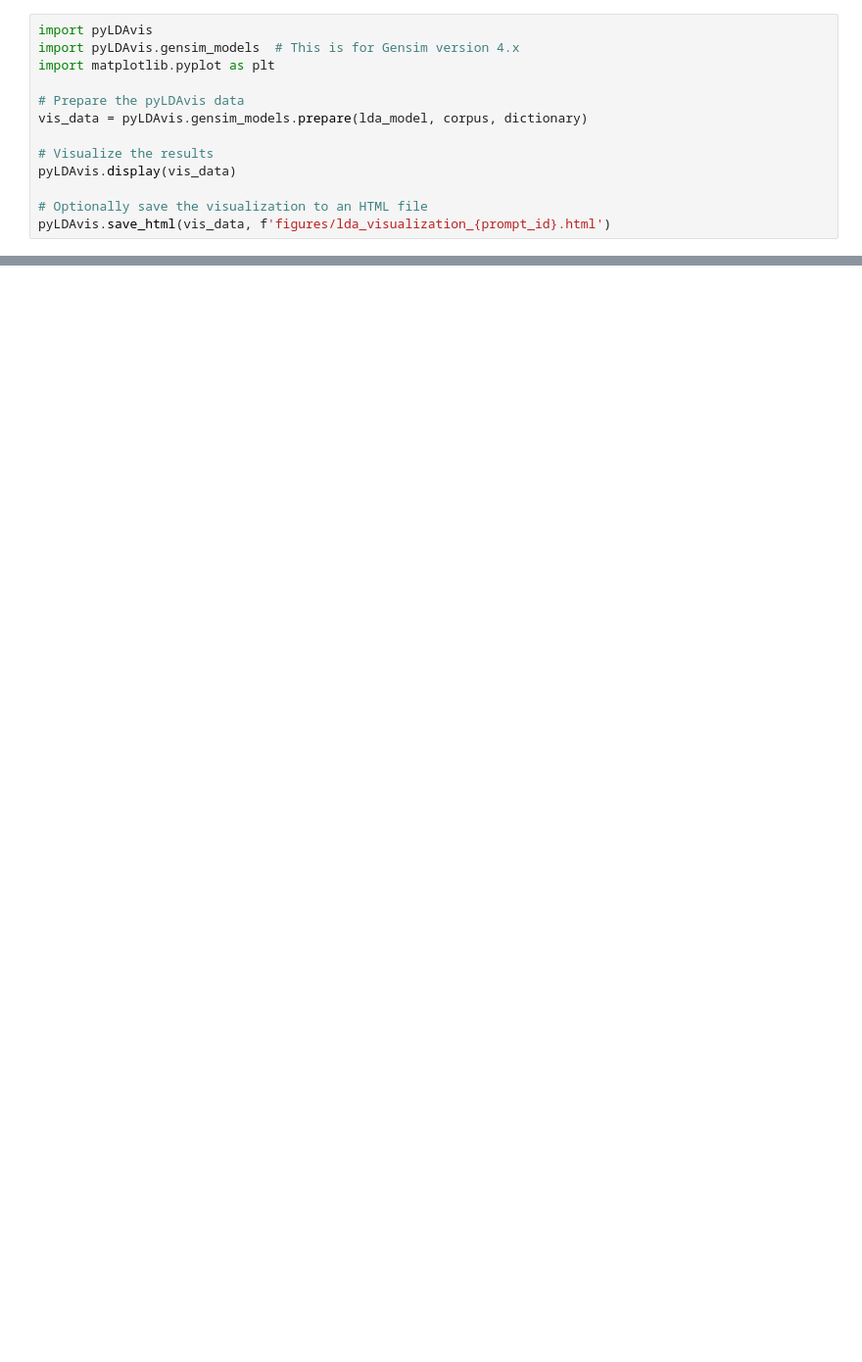
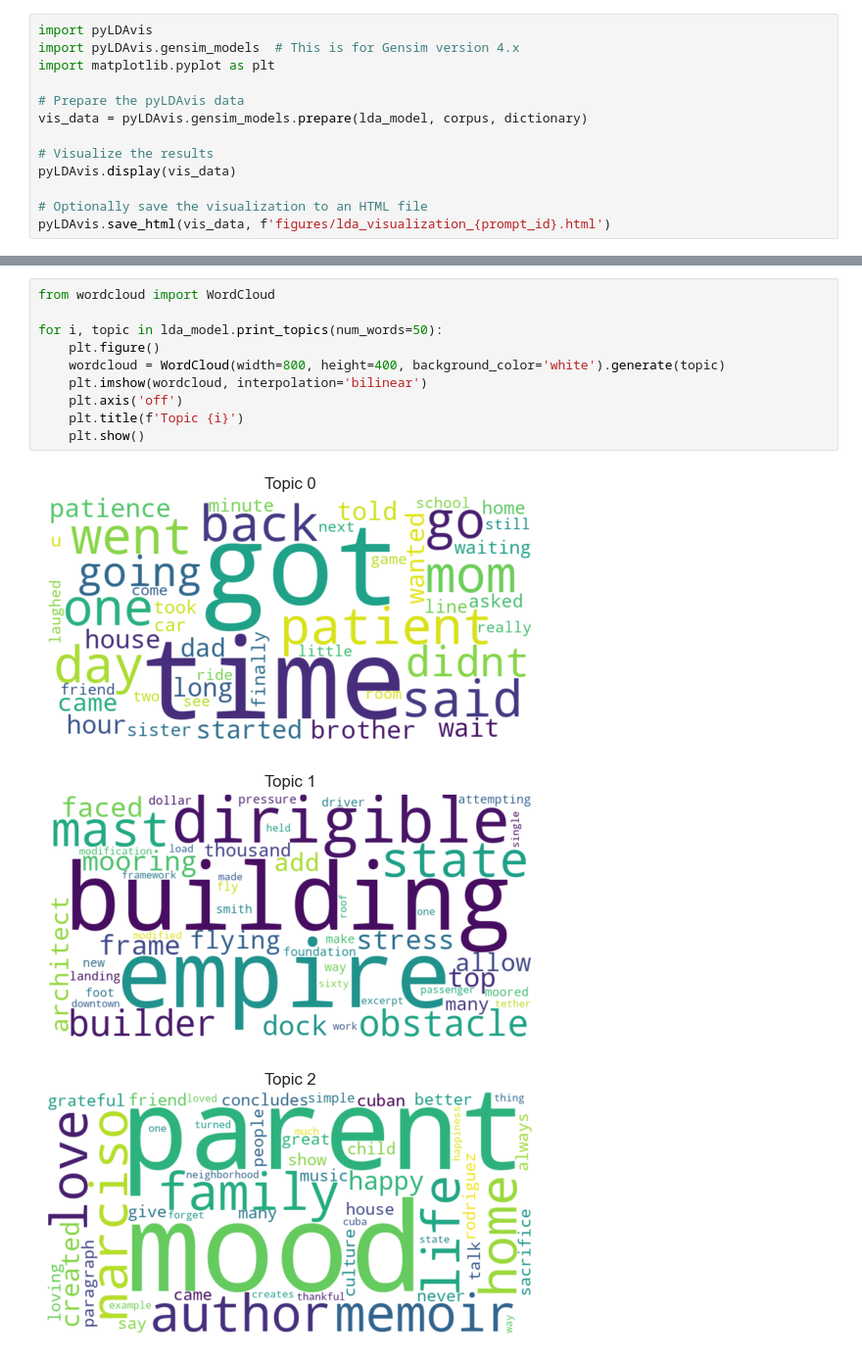
Before and after one commit to ishreya09/Cross-Prompt-Essay-Grader-Model, a Jupyter notebook: data/Coherence/lda aes.ipynb, the cells around one changed output, grey strips where cells are left out. Shown at 98% size. Drawn from its saved outputs; the diff is of its cells as text; blank space fills up the shorter version.

```diff
--- a/data/Coherence/lda aes.ipynb
+++ b/data/Coherence/lda aes.ipynb
@@ -218,0 +238,14 @@ pyLDAvis.save_html(vis_data, f'figures/lda_visualization_{prompt_id}.html')
+# %%
+from wordcloud import WordCloud
+
+for i, topic in lda_model.print_topics(num_words=50):
+    plt.figure()
+    wordcloud = WordCloud(width=800, height=400, background_color='white').generate(topic)
+    plt.imshow(wordcloud, interpolation='bilinear')
+    plt.axis('off')
+    plt.title(f'Topic {i}')
+    plt.show()
+# %% [output]
+[figure, added]
+[figure, added]
+[figure, added]
```
Also changed, not shown: parts of 12 cells of this notebook, 9 other files.
